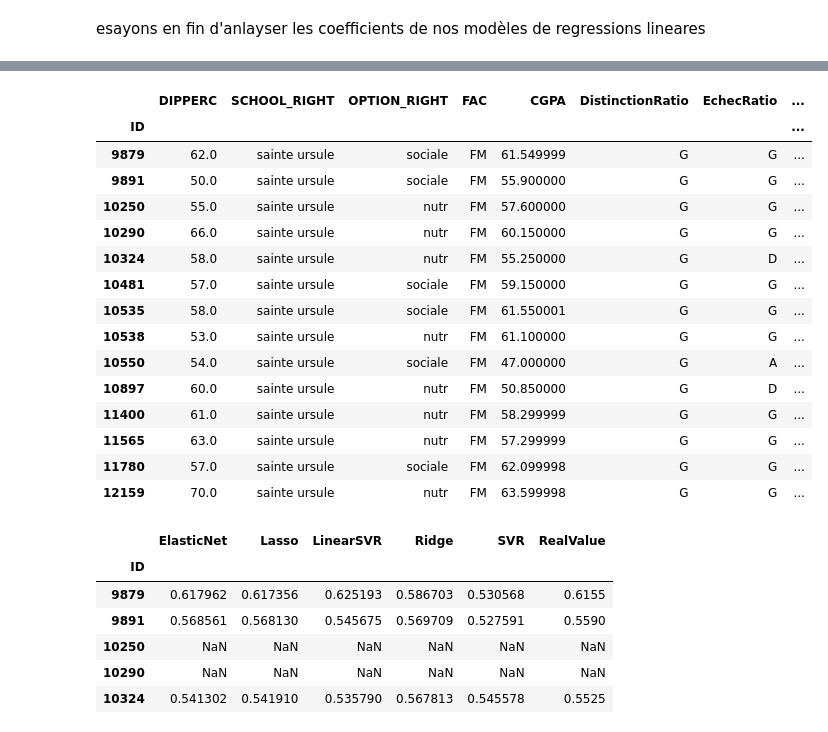
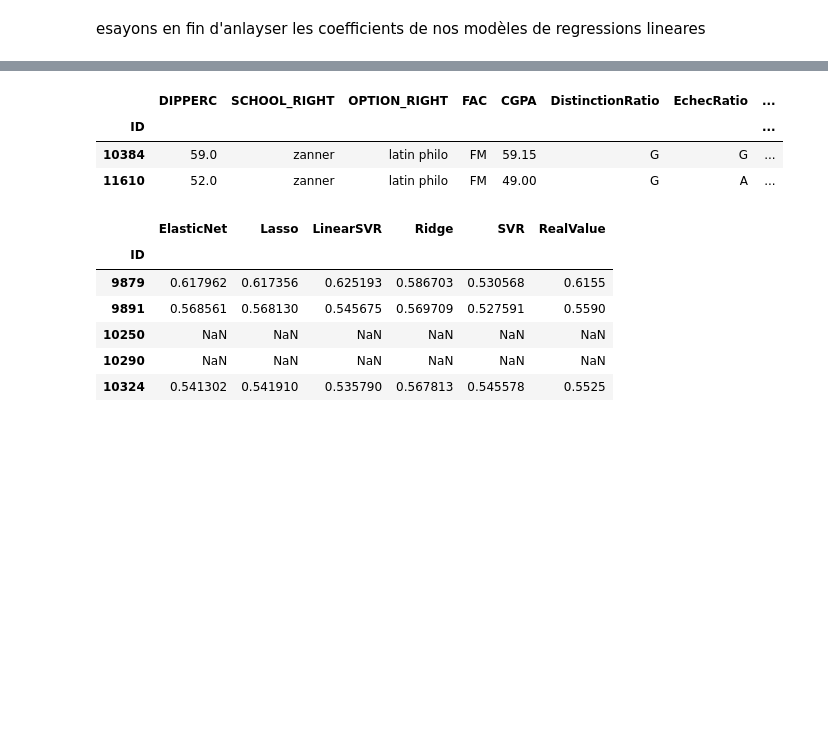
Before and after one commit to espoirMur/Student-Grade-Predictor, a Jupyter notebook: notebook/PredictiveModelTemp.ipynb, the cells around one changed output, grey strips where cells are left out. Drawn from its saved outputs; the diff is of its cells as text; code cells hidden in the pictures; blank space fills up the shorter version.

```diff
--- a/notebook/PredictiveModelTemp.ipynb
+++ b/notebook/PredictiveModelTemp.ipynb
@@ -1362,22 +1187,10 @@ sorted(zip(np.abs(ridgeRgressorMed.coef_), medecineModel.dataset_bin.columns), r
 # %%
-medecine.loc[medecine.SCHOOL_RIGHT=='sainte ursule']
+medecine.loc[medecine.SCHOOL_RIGHT=='zanner']
 # %% [output]
 |  | DIPPERC | SCHOOL_RIGHT | OPTION_RIGHT | FAC | CGPA | DistinctionRatio | EchecRatio | ... |
 | ID |  |  |  |  |  |  |  | ... |
-| 9879 | 62.0 | sainte ursule | sociale | FM | 61.549999 | G | G | ... |
-| 9891 | 50.0 | sainte ursule | sociale | FM | 55.900000 | G | G | ... |
-| 10250 | 55.0 | sainte ursule | nutr | FM | 57.600000 | G | G | ... |
-| 10290 | 66.0 | sainte ursule | nutr | FM | 60.150000 | G | G | ... |
-| 10324 | 58.0 | sainte ursule | nutr | FM | 55.250000 | G | D | ... |
-| 10481 | 57.0 | sainte ursule | sociale | FM | 59.150000 | G | G | ... |
-| 10535 | 58.0 | sainte ursule | sociale | FM | 61.550001 | G | G | ... |
-| 10538 | 53.0 | sainte ursule | nutr | FM | 61.100000 | G | G | ... |
-| 10550 | 54.0 | sainte ursule | sociale | FM | 47.000000 | G | A | ... |
-| 10897 | 60.0 | sainte ursule | nutr | FM | 50.850000 | G | D | ... |
-| 11400 | 61.0 | sainte ursule | nutr | FM | 58.299999 | G | G | ... |
-| 11565 | 63.0 | sainte ursule | nutr | FM | 57.299999 | G | G | ... |
-| 11780 | 57.0 | sainte ursule | sociale | FM | 62.099998 | G | G | ... |
-| 12159 | 70.0 | sainte ursule | nutr | FM | 63.599998 | G | G | ... |
+| 10384 | 59.0 | zanner | latin philo | FM | 59.15 | G | G | ... |
+| 11610 | 52.0 | zanner | latin philo | FM | 49.00 | G | A | ... |
 # %%
 predictedValues.loc[medecine.loc[medecine.SCHOOL_RIGHT=='sainte ursule'].index] +
 # %% [output]
```
Also changed, not shown: parts of 169 cells of this notebook, 15 other files.
